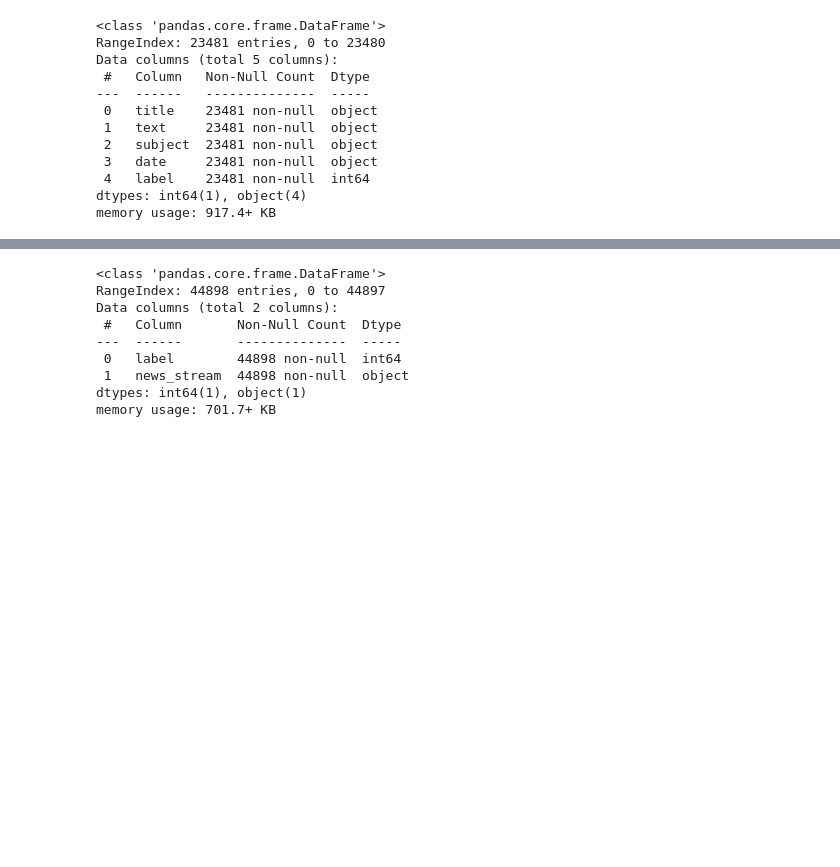
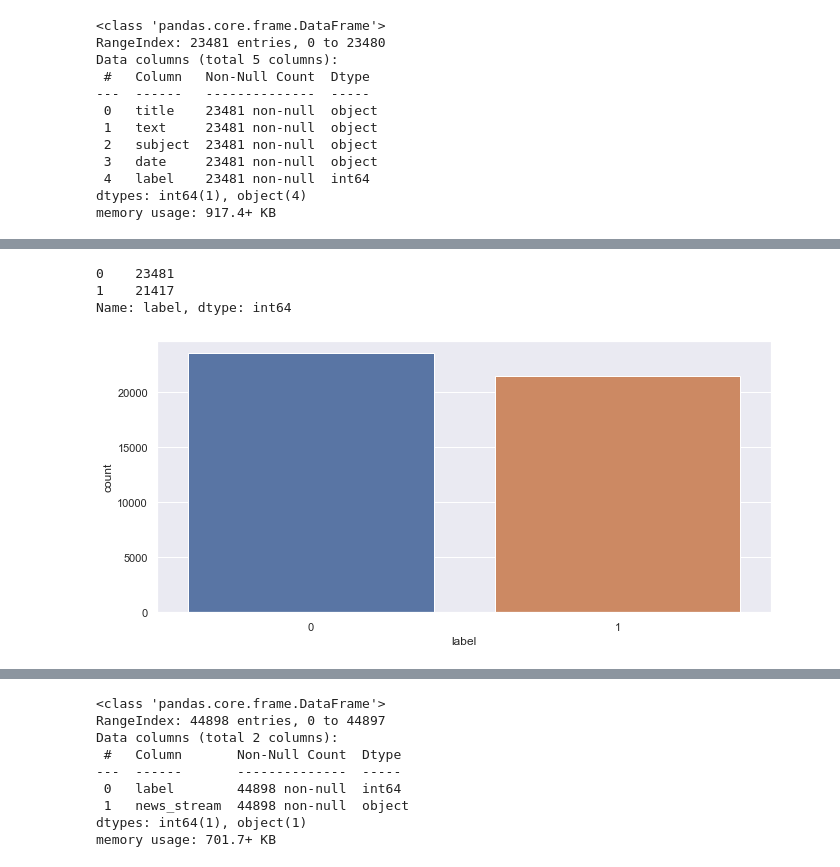
Before and after one commit to palash-s/fake-news-nlp, a Jupyter notebook: fake-news-nlp-lstm.ipynb, the cells around one changed output, grey strips where cells are left out. Cells and saved outputs as stored; diff of their text form; code cells hidden in the pictures; blank space fills up the shorter version.

```diff
--- a/fake-news-nlp-lstm.ipynb
+++ b/fake-news-nlp-lstm.ipynb
@@ -95,0 +116,2 @@ news.tail()
+# %%
+news['date'] = news['date'].str.replace(' ', '')
@@ -95,0 +179,10 @@ news.tail()
+# %%
+sns.set(rc={'figure.figsize':(11,5)})
+sns.countplot(x= news.label)
+
+print(news["label"].value_counts())
+# %% [output]
+0    23481
+1    21417
+Name: label, dtype: int64
+[figure, added]
```
Also changed, not shown: parts of 17 cells of this notebook.
